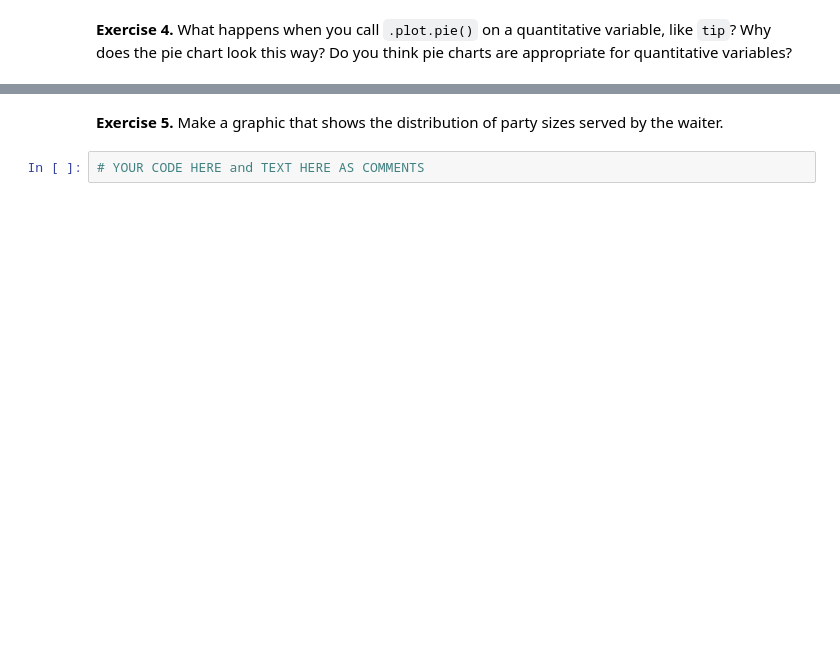
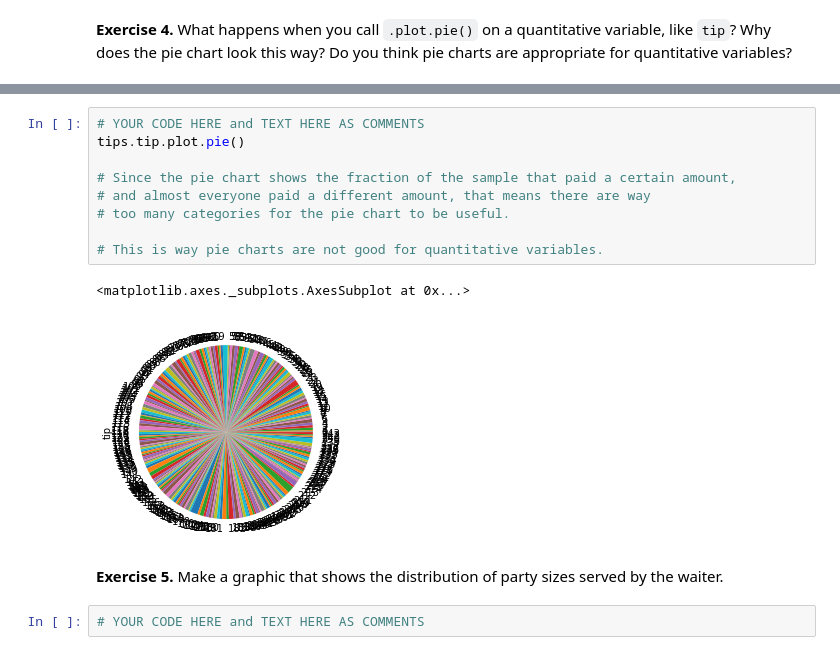
Before and after one commit to thegerrit/data_science, a Jupyter notebook: labs/Lab03-VisualizingVariables.ipynb, the cells around one changed output, grey strips where cells are left out. Saved outputs shown, nothing was run; the diff lists cells and outputs as text; blank space fills up the shorter version.

```diff
--- a/labs/Lab03-VisualizingVariables.ipynb
+++ b/labs/Lab03-VisualizingVariables.ipynb
@@ -158,3 +229,15 @@ All of the following exercises use the Tips data set (`./data/tips.csv`).
+# %%
+# YOUR CODE HERE and TEXT HERE AS COMMENTS
+tips.tip.plot.pie()
+
+# Since the pie chart shows the fraction of the sample that paid a certain amount,
+# and almost everyone paid a different amount, that means there are way
+# too many categories for the pie chart to be useful.
+
+# This is way pie charts are not good for quantitative variables.
+# %% [output]
+<matplotlib.axes._subplots.AxesSubplot at 0x...>
+[figure, added]
 # %% [markdown]
 **Exercise 5.** Make a graphic that shows the distribution of party sizes served by the waiter.
 # %%
```
Also changed, not shown: parts of 19 cells of this notebook, 1 other file.
